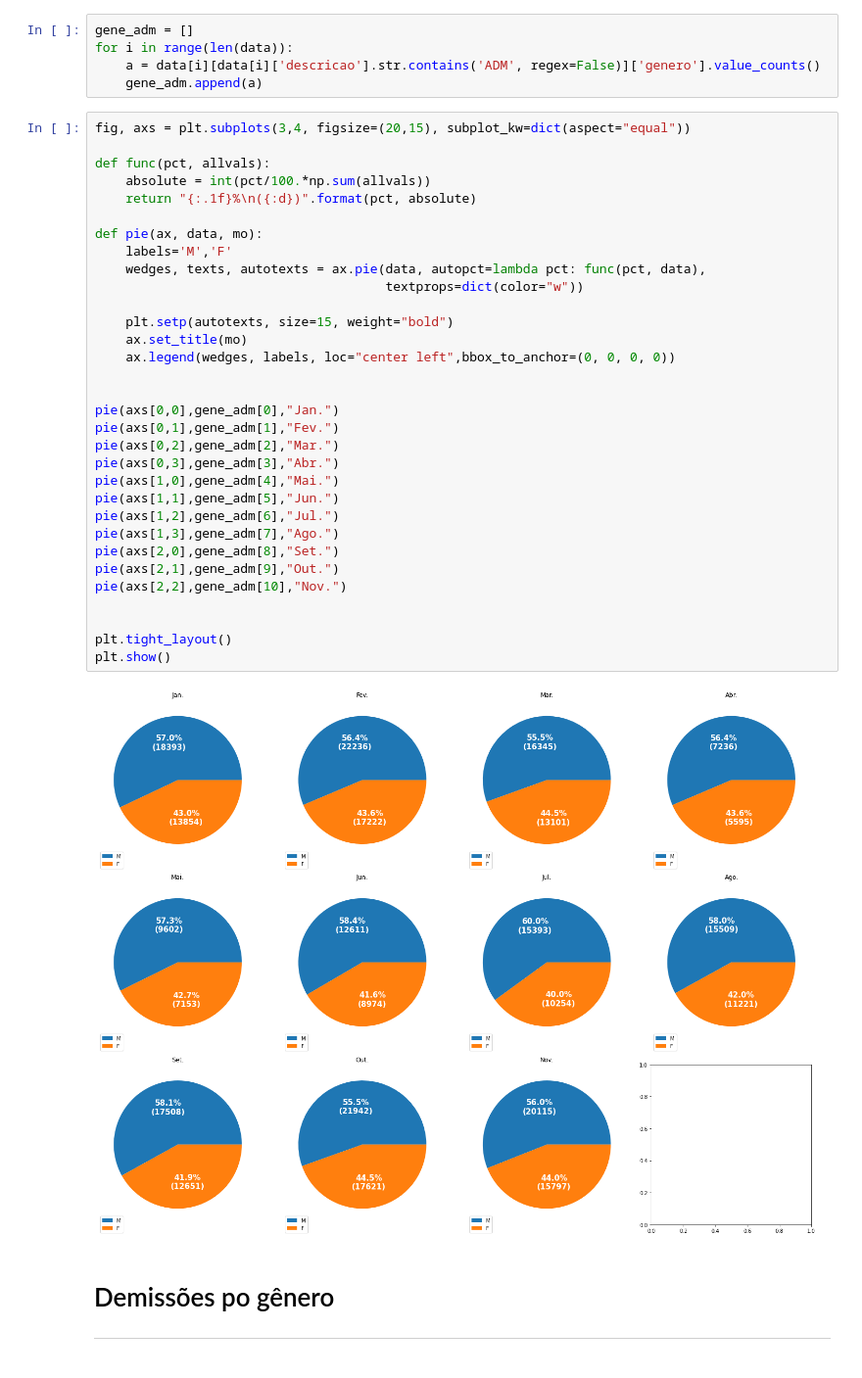
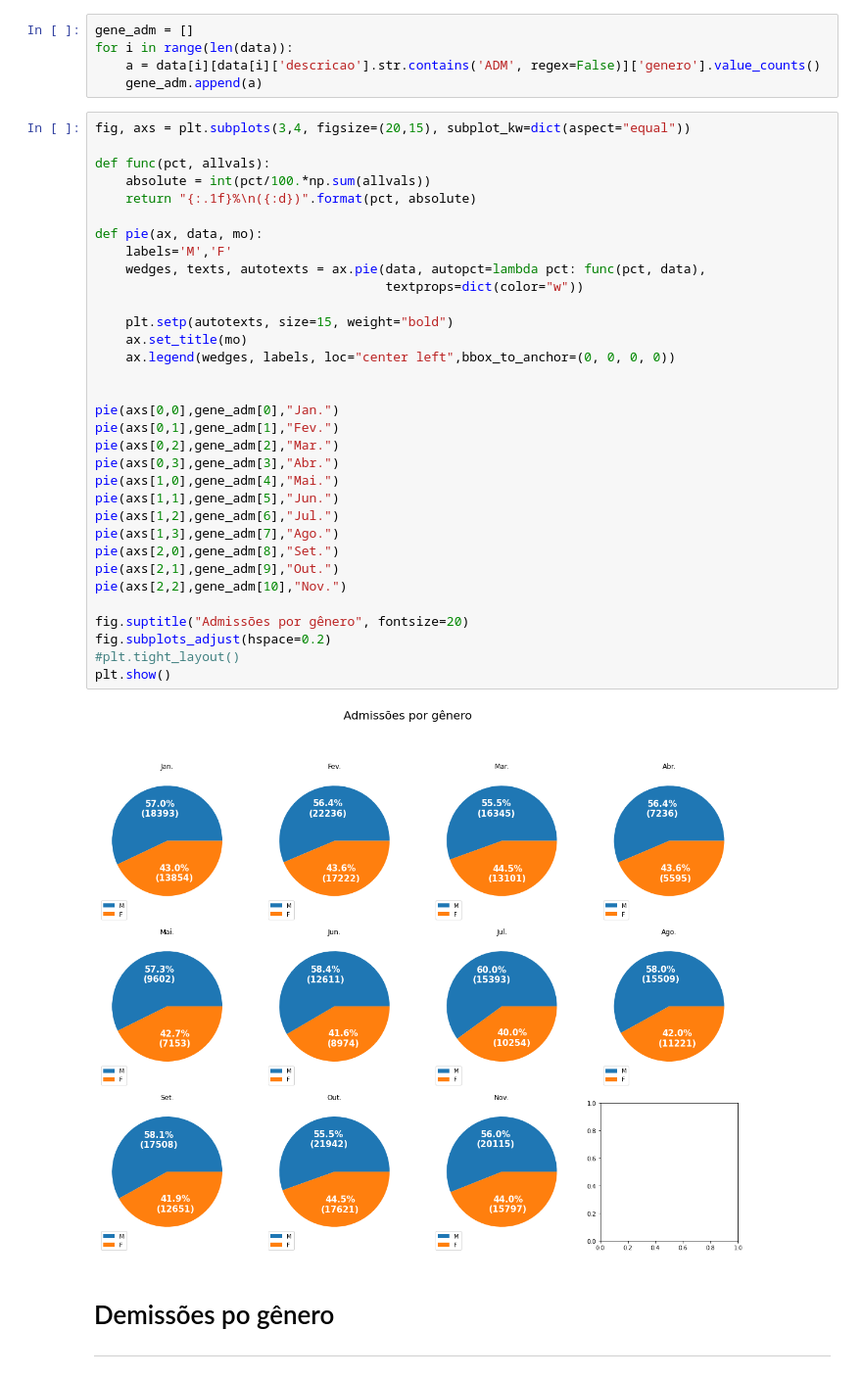
Before and after one commit to emariot/CAGED-CWB, a Jupyter notebook: Novo Caged.ipynb, the cells around one changed output. Shown: that part at 98% size. Drawn from its saved outputs; the diff is of its cells as text.

```diff
--- a/Novo Caged.ipynb
+++ b/Novo Caged.ipynb
@@ -324,36 +335,37 @@ for i in range(len(data)):
 fig, axs = plt.subplots(3,4, figsize=(20,15), subplot_kw=dict(aspect="equal"))
 
 def func(pct, allvals):
     absolute = int(pct/100.*np.sum(allvals))
     return "{:.1f}%\n({:d})".format(pct, absolute)
 
 def pie(ax, data, mo):
     labels='M','F'
     wedges, texts, autotexts = ax.pie(data, autopct=lambda pct: func(pct, data),
                                       textprops=dict(color="w"))
 
     plt.setp(autotexts, size=15, weight="bold")
     ax.set_title(mo)
     ax.legend(wedges, labels, loc="center left",bbox_to_anchor=(0, 0, 0, 0))
 
 
 pie(axs[0,0],gene_adm[0],"Jan.")
 pie(axs[0,1],gene_adm[1],"Fev.")
 pie(axs[0,2],gene_adm[2],"Mar.")
 pie(axs[0,3],gene_adm[3],"Abr.")
 pie(axs[1,0],gene_adm[4],"Mai.")
 pie(axs[1,1],gene_adm[5],"Jun.")
 pie(axs[1,2],gene_adm[6],"Jul.")
 pie(axs[1,3],gene_adm[7],"Ago.")
 pie(axs[2,0],gene_adm[8],"Set.")
 pie(axs[2,1],gene_adm[9],"Out.")
 pie(axs[2,2],gene_adm[10],"Nov.")
 
-
-plt.tight_layout()
+fig.suptitle("Admissões por gênero", fontsize=20)
+fig.subplots_adjust(hspace=0.2)
+#plt.tight_layout()
 plt.show()
 # %% [output]
-[figure, old version]
+[figure, new version]
 # %% [markdown]
 # Demissões po gênero
 ---
```
Also changed, not shown: parts of 7 cells of this notebook.
